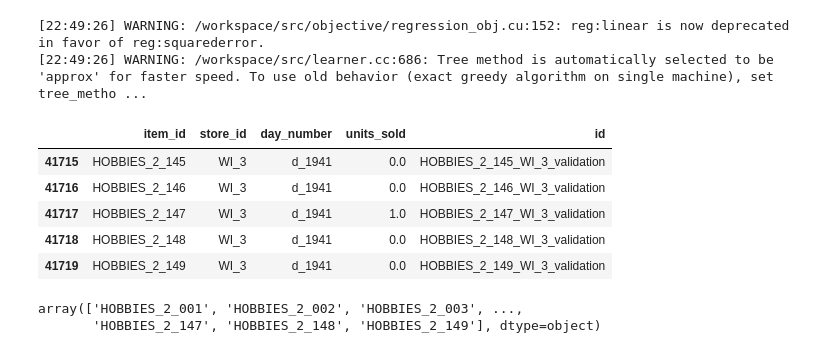
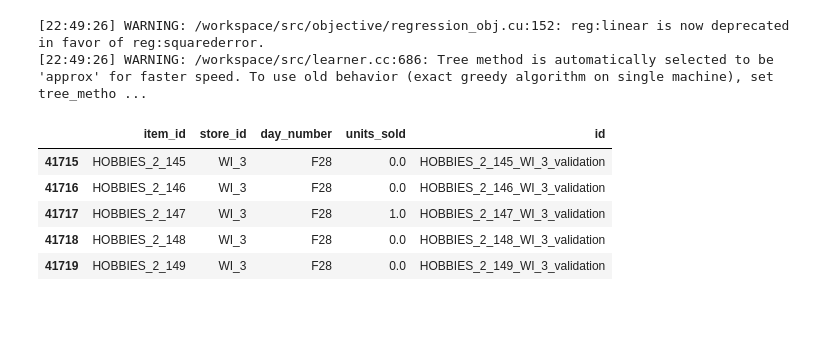
Before and after one commit to atabas/M5-Forecasting-Accuracy, a Jupyter notebook: 6-XGBoostDepartmentLevel.ipynb, the cells around one changed output. Drawn from its saved outputs; the diff is of its cells as text; code cells hidden in the pictures; blank space fills up the shorter version.

```diff
--- a/6-XGBoostDepartmentLevel.ipynb
+++ b/6-XGBoostDepartmentLevel.ipynb
@@ -78,15 +78,18 @@ for dept in unique_dept_ids:
 # %%
 dept_hobbies_2 = pd.read_pickle("./dept_hobbies_2_predictions.pkl")
 dept_hobbies_2['item_id'] = leitem_id.inverse_transform(dept_hobbies_2.item_id)
 dept_hobbies_2['store_id'] = lestore_id.inverse_transform(dept_hobbies_2.store_id)
-dept_hobbies_2['day_number'] = 'd_'+ dept_hobbies_2['day_number'].astype(str)
+
+dept_hobbies_2['day_number'] = dept_hobbies_2['day_number'].astype(np.int16) - 1913
+dept_hobbies_2['day_number'] = 'F'+ dept_hobbies_2['day_number'].astype(str)
+
 dept_hobbies_2['id'] = dept_hobbies_2['item_id']+'_'+dept_hobbies_2['store_id']+'_validation'
 
 dept_hobbies_2.tail()
 # %% [output]
 |  | item_id | store_id | day_number | units_sold | id |
-| 41715 | HOBBIES_2_145 | WI_3 | d_1941 | 0.0 | HOBBIES_2_145_WI_3_validation |
-| 41716 | HOBBIES_2_146 | WI_3 | d_1941 | 0.0 | HOBBIES_2_146_WI_3_validation |
-| 41717 | HOBBIES_2_147 | WI_3 | d_1941 | 1.0 | HOBBIES_2_147_WI_3_validation |
-| 41718 | HOBBIES_2_148 | WI_3 | d_1941 | 0.0 | HOBBIES_2_148_WI_3_validation |
-| 41719 | HOBBIES_2_149 | WI_3 | d_1941 | 0.0 | HOBBIES_2_149_WI_3_validation |
+| 41715 | HOBBIES_2_145 | WI_3 | F28 | 0.0 | HOBBIES_2_145_WI_3_validation |
+| 41716 | HOBBIES_2_146 | WI_3 | F28 | 0.0 | HOBBIES_2_146_WI_3_validation |
+| 41717 | HOBBIES_2_147 | WI_3 | F28 | 1.0 | HOBBIES_2_147_WI_3_validation |
+| 41718 | HOBBIES_2_148 | WI_3 | F28 | 0.0 | HOBBIES_2_148_WI_3_validation |
+| 41719 | HOBBIES_2_149 | WI_3 | F28 | 0.0 | HOBBIES_2_149_WI_3_validation |
@@ -95,5 +95,0 @@ dept_hobbies_2.tail()
-# %%
-leitem_id.inverse_transform(dept_hobbies_2.item_id)
-# %% [output]
-array(['HOBBIES_2_001', 'HOBBIES_2_002', 'HOBBIES_2_003', ...,
-       'HOBBIES_2_147', 'HOBBIES_2_148', 'HOBBIES_2_149'], dtype=object)
```
Also changed, not shown: parts of 17 cells of this notebook.
